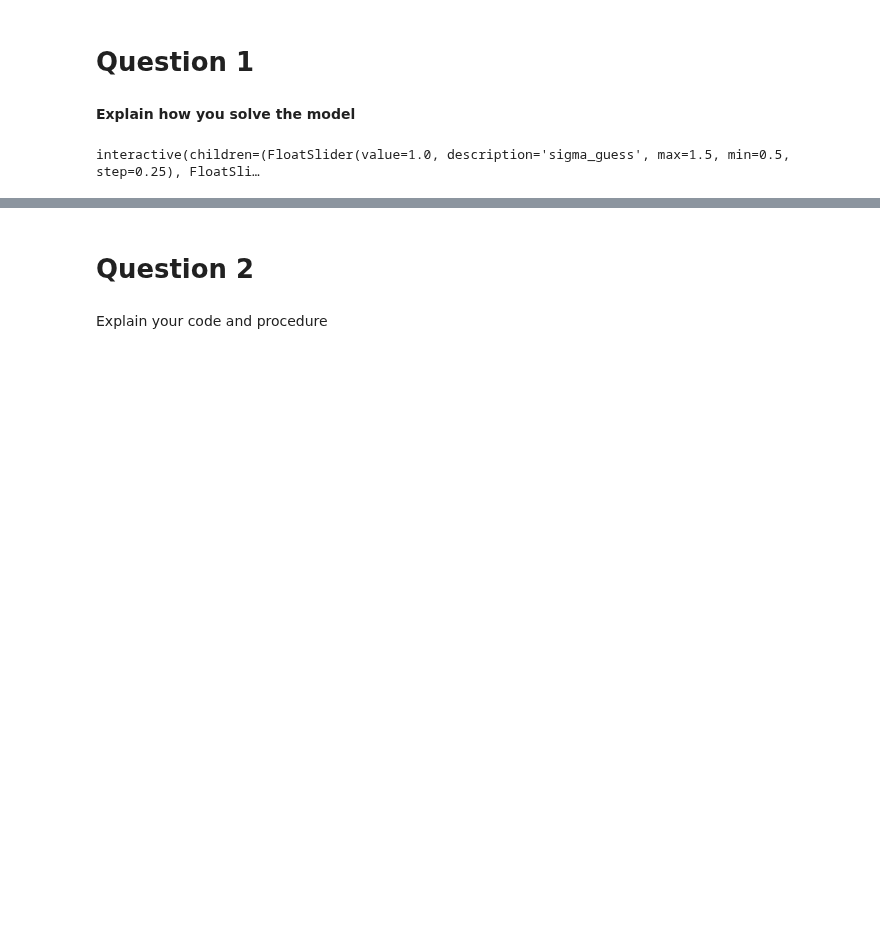
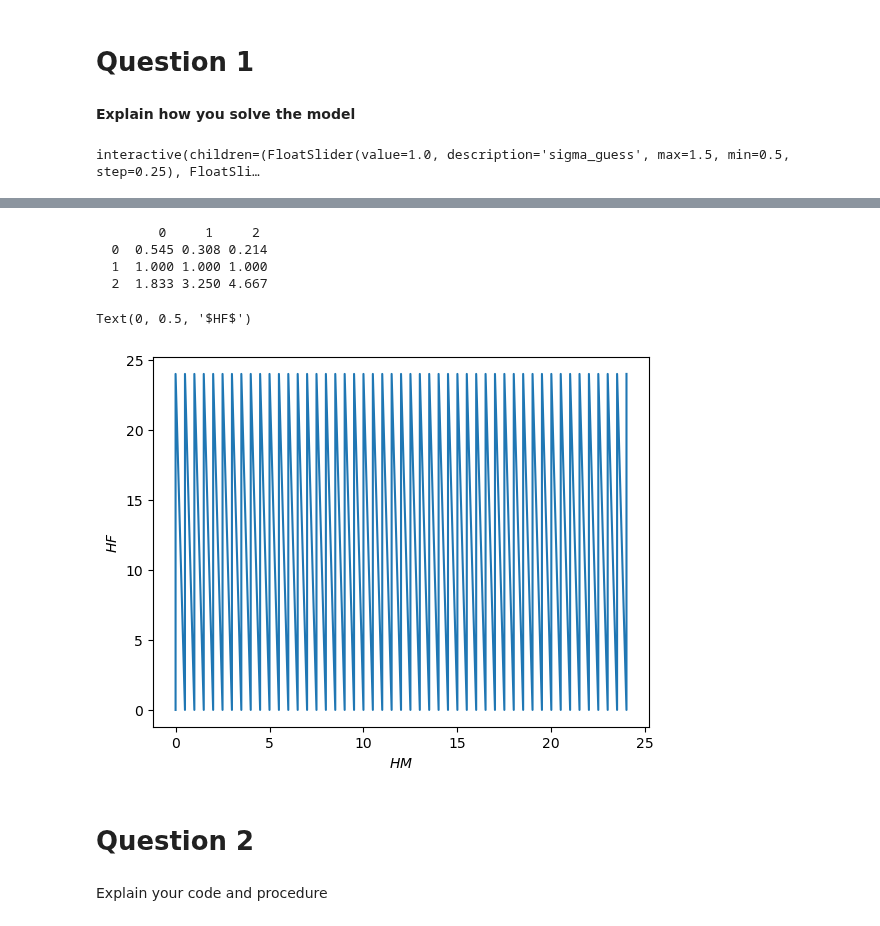
Before and after one commit to NumEconCopenhagen/projects-2023-julie-ida-ida, a Jupyter notebook: inauguralproject/inauguralproject.ipynb, the cells around one changed output, grey strips where cells are left out. Cells and saved outputs as stored; diff of their text form; code cells hidden in the pictures; blank space fills up the shorter version.

```diff
--- a/inauguralproject/inauguralproject.ipynb
+++ b/inauguralproject/inauguralproject.ipynb
@@ -95,3 +74,77 @@ ValueError: cannot find widget or abbreviation for argument: 'HF'
+# %%
+# code for solving the model (remember documentation and comments)
+
+from HouseholdSpecializationModel import HouseholdSpecializationModelClass as HC
+
+%matplotlib inline
+import matplotlib.pyplot as plt
+from scipy.stats import norm
+import ipywidgets as widgets
+
+alpha = [0.25, 0.50, 0.75]
+sigma = [0.50, 1.00, 1.50]
+
+test = HC() # Her trækker vi på funktionerne eller class
+
+def print_table(alpha, sigma): #her printes en tabel over alpha og sigma
+
+    # a. empty text
+    text = ''
+
+    # b. top header
+    text += f'{"":3s}'
+    for j, HF in enumerate(sigma):
+       text += f'{j:6d}'
+    text += '\n' # line shift
+
+    # c. body
+    for i, a in enumerate(alpha):
+        if i > 0:
+            text += '\n' # line shift
+        text += f'{i:3d} ' # left header
+        for j, s in enumerate(sigma):
+            test.par.alpha = a
+            test.par.sigma = s
+            HM = test.solve_discrete().HM
+            HF = test.solve_discrete().HF
+            text += f'{HF/HM:6.3f}'
+
+    # d. print
+    print(text)
+
+print_table(alpha,sigma)
+
+
+
+# Figure
+x = np.linspace(0,24,49)
+LM,HM,LF,HF = np.meshgrid(x,x,x,x) # all combinations
+
+LM = LM.ravel() # vector
+HM = HM.ravel()
+LF = LF.ravel()
+HF = HF.ravel()
+
+# Vi starter med at lave en figur
+fig = plt.figure()
+
+# Nu laver vi et 3-dimentionelt plot
+ax = fig.add_subplot(1,1,1)
+
+# Vi udfylder nu, hvad det er, der skal være i vores plot:
+ax.plot(HM,HF)
+
+# Ekstra del man kan sætte på figuren:
+# b. add labels
+ax.set_xlabel('$HM$')
+ax.set_ylabel('$HF$')
+# %% [output]
+        0     1     2
+  0  0.545 0.308 0.214
+  1  1.000 1.000 1.000
+  2  1.833 3.250 4.667
+Text(0, 0.5, '$HF$')
+[figure, added]
 # %% [markdown]
 # Question 2
 # %% [markdown]
```
Also changed, not shown: parts of 1 cell of this notebook, 1 other file.
